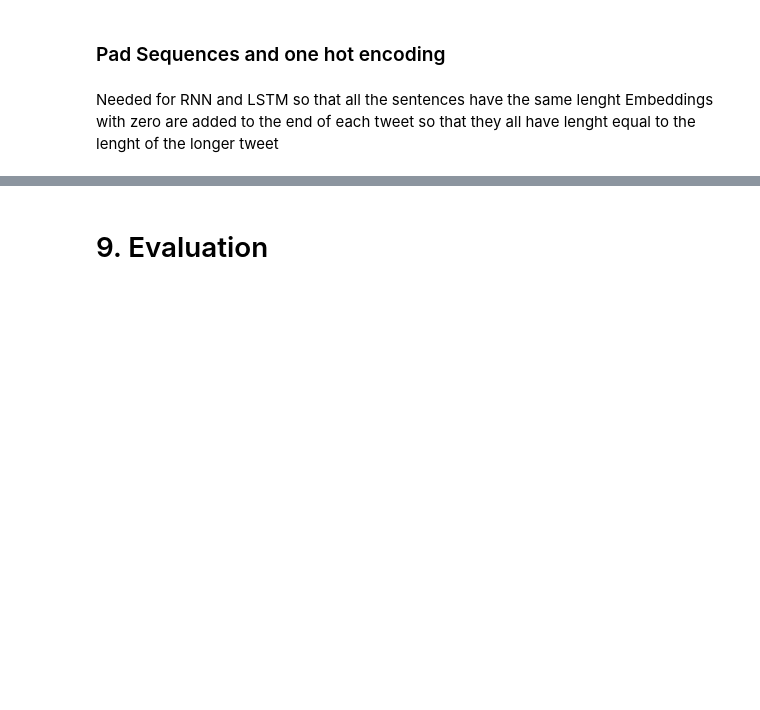
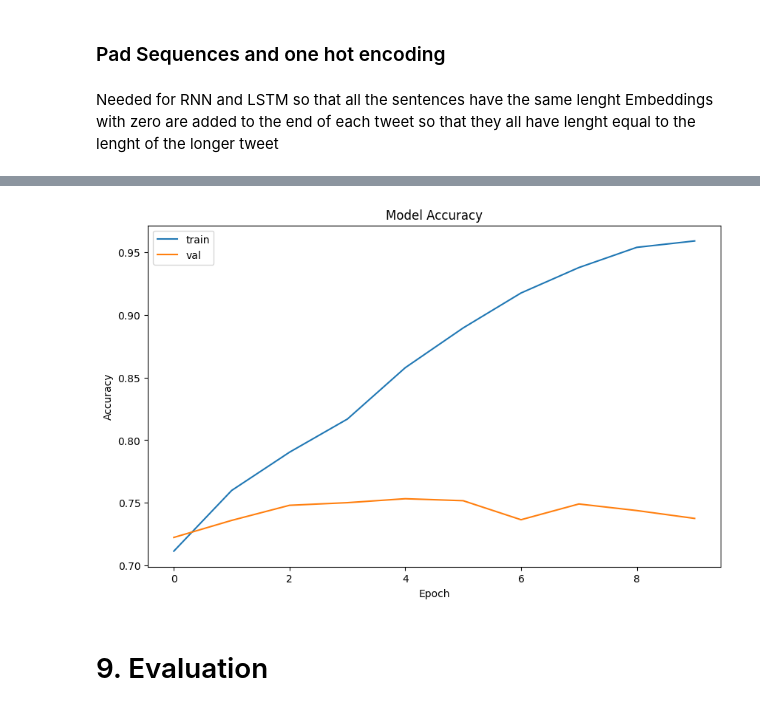
Before and after one commit to fabiofficial/Text_Mining_Project, a Jupyter notebook: Notebooks/tm_tests_42.ipynb, the cells around one changed output, grey strips where cells are left out. Cells and saved outputs as stored; diff of their text form; code cells hidden in the pictures; blank space fills up the shorter version.

Commit message:
implementar modelo mais simples do mundo

```diff
--- a/Notebooks/tm_tests_42.ipynb
+++ b/Notebooks/tm_tests_42.ipynb
@@ -676,4 +737,4 @@ print(X_pad[0][:max(train_len)])
  [ 0.          0.          0.         ...  0.          0.
    0.        ]]
 # %%
-y = tf.one_hot(y_train, depth=3)
+y_train = tf.one_hot(y_train, depth=3)
@@ -679,0 +745,2 @@ y = tf.one_hot(y_train, depth=3)
+# %%
+y_val = tf.one_hot(y_val, depth=3)
@@ -679,0 +764,21 @@ y = tf.one_hot(y_train, depth=3)
+# %%
+'''model input in the shape(number of words per doc, word embedding size)'''
+input_ = Input(shape=(max(train_len), 768))
+
+'''mask layer to avoid model from considering padding vectors'''
+mask_layer = Masking(mask_value=0) #tells the model to ignore padded vectors, which are all zero
+mask = mask_layer(input_)
+
+'''BiLSTM layer'''
+lstm = Bidirectional(LSTM(units=32))(mask)
+
+'''activation layer'''
+act = Dense(3, activation='sigmoid')(lstm)
+
+'''model input and output'''
+model = Model(input_, act)
+
+'''model loss function and evaluation metrics'''
+
+model.compile(optimizer="adam", loss="categorical_crossentropy", metrics=["accuracy"])
+model.summary()
@@ -679,0 +808,8 @@ y = tf.one_hot(y_train, depth=3)
+# %%
+history=model.fit(
+    X_train_pad, y_train,
+    validation_data=(X_val_pad, y_val),
+    batch_size=16,
+    epochs=10,
+    verbose=1
+)
@@ -680,3 +850,15 @@ y = tf.one_hot(y_train, depth=3)
+# %%
+import matplotlib.pyplot as plt
+plt.figure(figsize =(10, 6))
+plt.plot(history.history['accuracy'])
+plt.plot(history.history['val_accuracy'])
+plt.title('Model Accuracy')
+plt.ylabel('Accuracy')
+plt.xlabel('Epoch')
+plt.legend(['train', 'val'], loc='upper left')
+plt.show()
+# %% [output]
+[figure, added]
 # %% [markdown]
 # 9. Evaluation
 # %% [markdown]
```
Also changed, not shown: parts of 29 cells of this notebook.
